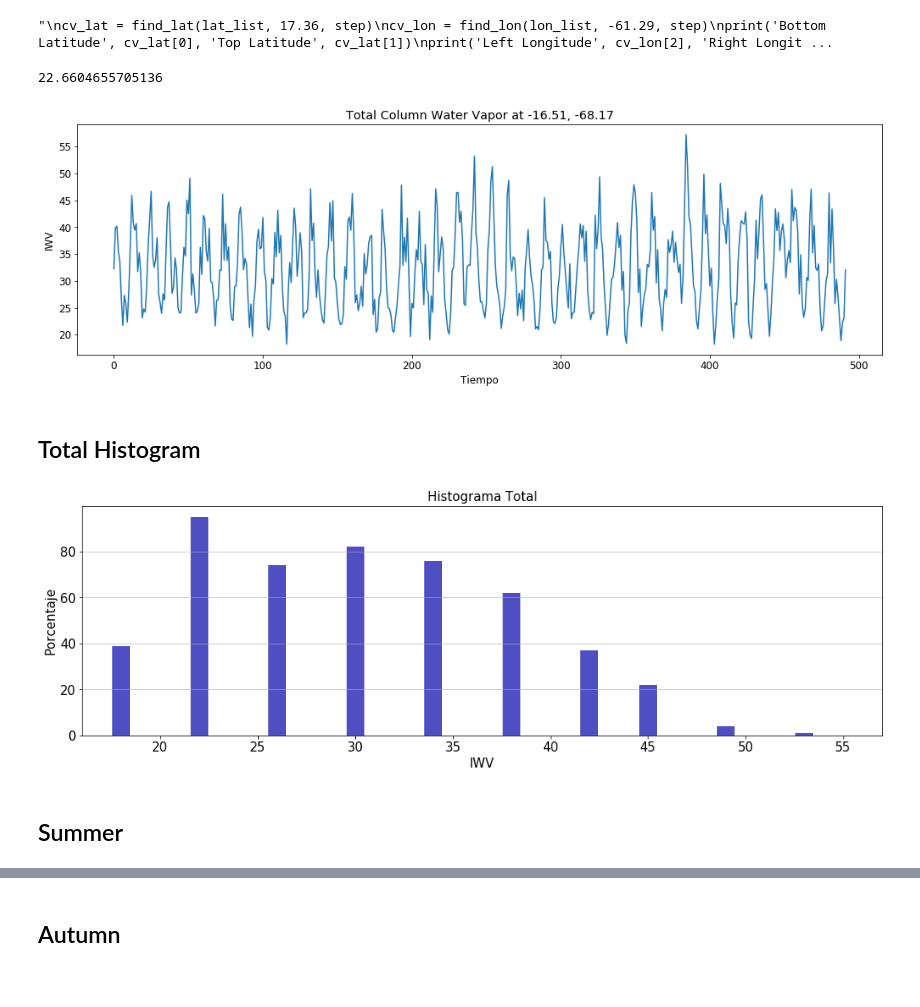
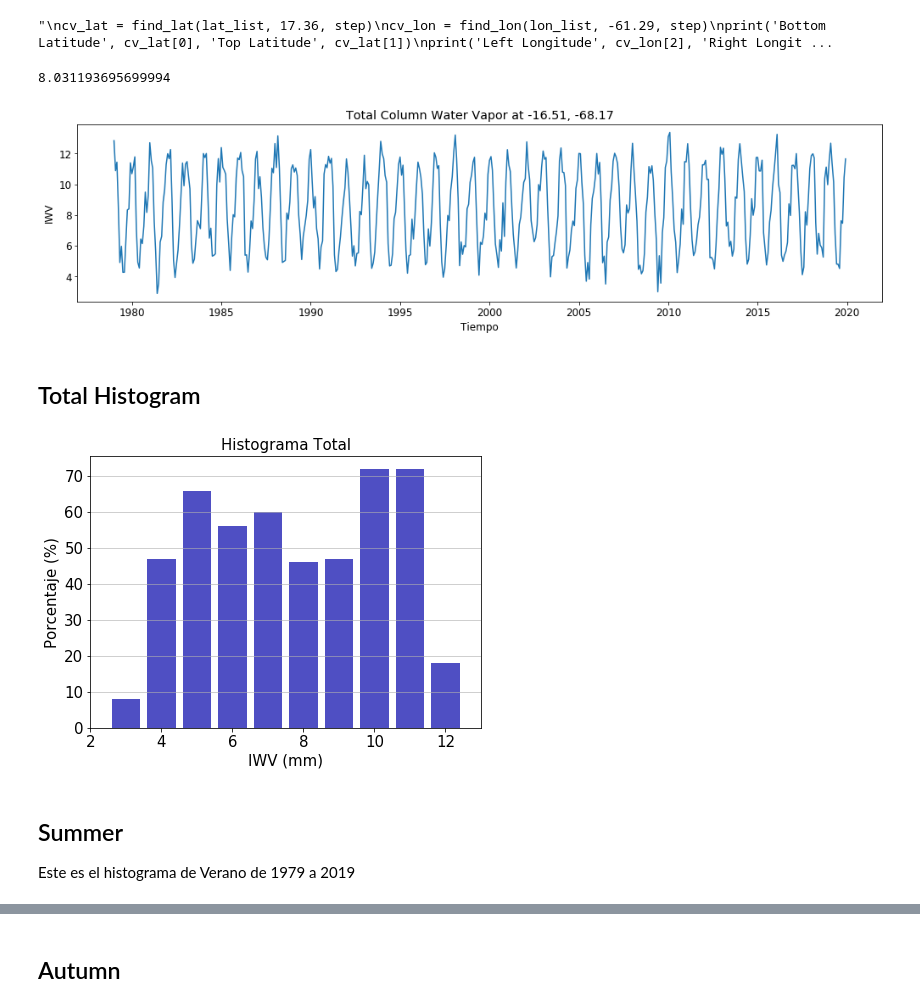
Before and after one commit to gustavomarinovando/temp_prediction, a Jupyter notebook: prediction.ipynb, the cells around one changed output, grey strips where cells are left out. Cells and saved outputs as stored; diff of their text form; code cells hidden in the pictures.

```diff
--- a/prediction.ipynb
+++ b/prediction.ipynb
@@ -57,7 +58,7 @@ def get_ll(index, grid, lat_list, lon_list):
     return lat_list[findItem(grid, index)[0]], lon_list[findItem(grid, index)[1]]
 
 def get_index(latitude, longitude, grid, lat_list, lon_list):
-    longitude = longitude + 180
+    longitude = longitude + 360 if longitude < 0 else longitude
     return grid[lat_list.index(latitude)][lon_list.index(longitude)]
 
 # print(get_ll(619683))
@@ -182,7 +192,7 @@ def find_lat(lat_list, any_lat, step):
     return lat_b, lat_t
 
 def find_lon(lon_list, any_lon, step):
-    any_lon = any_lon + 180
+    any_lon = any_lon + 360 if any_lon < 0 else any_lon
     lon = min(lon_list, key=lambda x: abs(x - any_lon))
     if any_lon - lon < 0:
         lon_r = lon
@@ -190,7 +200,9 @@ def find_lon(lon_list, any_lon, step):
     else:
         lon_r = lon + step
         lon_l = lon
-    return lon_l, lon_r, lon_l - 180, lon_r -180
+    lon_l_a = lon_l if lon_l < 180 else lon_l - 360
+    lon_r_a = lon_r if lon_r < 180 else lon_r - 360
+    return lon_l, lon_r, lon_l_a, lon_r_a
 '''
 cv_lat = find_lat(lat_list, 17.36, step)
 cv_lon = find_lon(lon_list, -61.29, step)
@@ -235,7 +247,7 @@ def interp(lat, lon, month, year, parameter, grid, lat_list, lon_list, step):
 # interp(-17.35, -98.69, 1, 1985, 'tcwv', grid_list, lat_list, lon_list, step)
 interp(-16.51, -68.17, 9, 1985, 'tcwv', grid_list, lat_list, lon_list, step)
 # %% [output]
-22.6604655705136
+8.031193695699994
 # %%
 def timeseries(sy, ey, lat, lon):
     c = 0
@@ -244,7 +256,7 @@ def timeseries(sy, ey, lat, lon):
     for i in range(sy, ey + 1):
         for j in range(1, 13):
             aux_val[c] = interp(lat, lon, j, i, 'tcwv', grid_list, lat_list, lon_list, step)
-            aux_time[c] = str(j) + '-' + str(i)
+            aux_time[c] = str(i) + '-' + ('0' + str(j) if j<10 else str(j)) + '-' + '01'
             c += 1
     return aux_val, aux_time
 # %%
@@ -254,12 +277,25 @@ tcwv_t = result[1]
+# %%
+# savelist(tcwv_p, 'TCWV16.51S68.17W')
+tcwv_p = []
+loadlist(tcwv_p, 'TCWV16.51S68.17W')
 # %%
 tcwv_p = np.array(tcwv_p)
+tcwv_t = pd.to_datetime(tcwv_t)
 rcParams['figure.figsize'] = 17, 5
 rcParams['font.size'] = 12
-plt.plot(tcwv_p)
+
+DF = pd.DataFrame()
+DF['IWV'] = tcwv_p
+DF = DF.set_index(tcwv_t)
+
+fig, ax = plt.subplots()
+fig.subplots_adjust(bottom=0.3)
+plt.xticks(rotation=0)
+plt.plot(DF)
 plt.title('Total Column Water Vapor at -16.51, -68.17')
 plt.ylabel('IWV')
 plt.xlabel('Tiempo')
 plt.show()
 # %% [output]
-[figure, old version]
+[figure, new version]
 # %%
@@ -278,9 +317,9 @@ def plothist(array, title, nb=10):
 # %% [markdown]
 ## Total Histogram
 # %%
-plothist(tcwv_p, 'Histograma Total', 10)
+plothist(tcwv_p, 'Histograma Total', 2, 13)
 # %% [output]
-[figure, old version]
+[figure, new version]
 # %%
 # Seasons
 # Summer January February March
@@ -304,6 +343,7 @@ summertcwv = ex_season(tcwv_p, 0, 2)
 autumntcwv = ex_season(tcwv_p, 3, 5)
 wintertcwv = ex_season(tcwv_p, 6, 8)
 springtcwv = ex_season(tcwv_p, 9, 11)
-# %% [markdown]
-## Summer
+# %% [markdown]
+## Summer
+Este es el histograma de Verano de 1979 a 2019
 # %%
```
Also changed, not shown: parts of 32 cells of this notebook.
